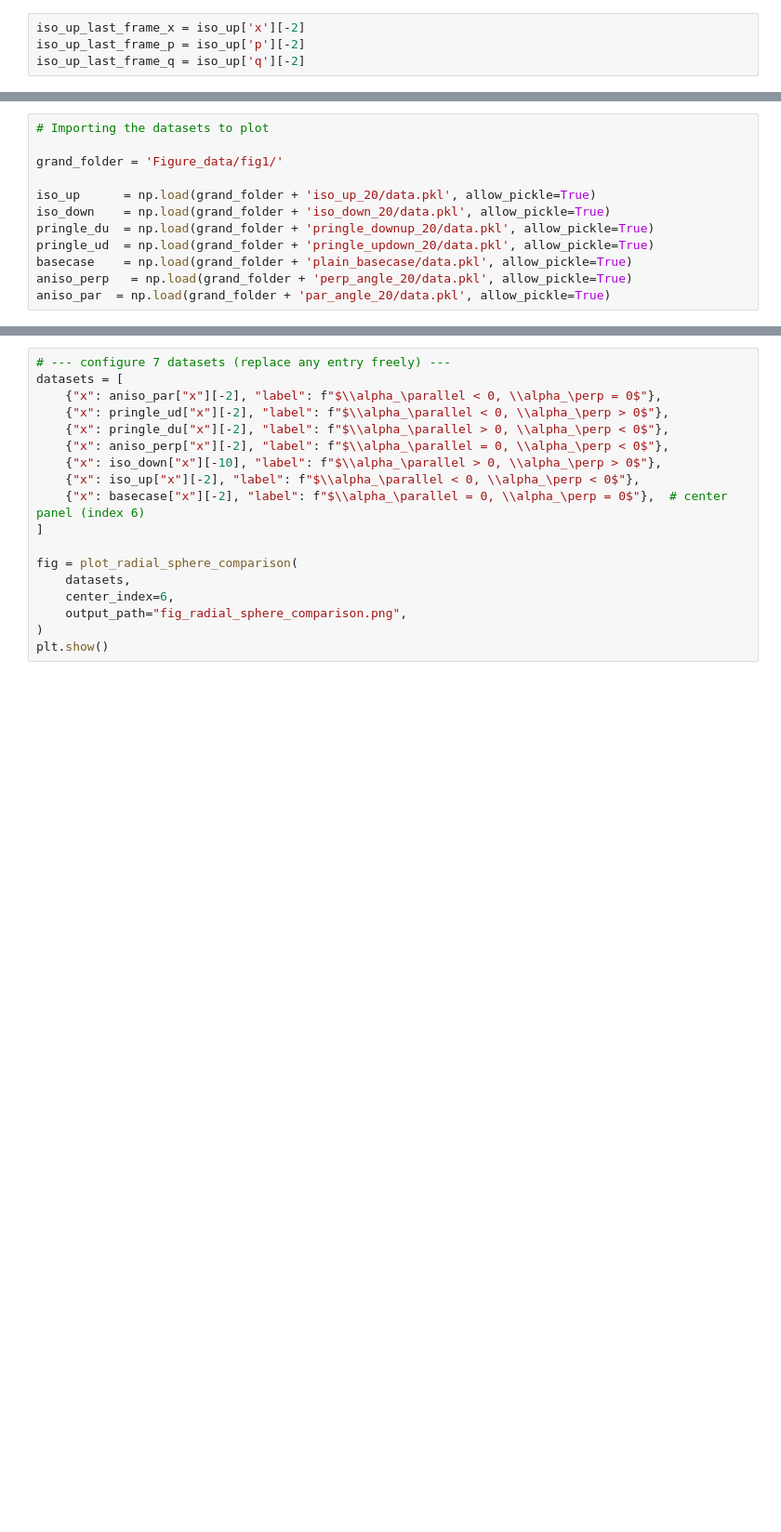
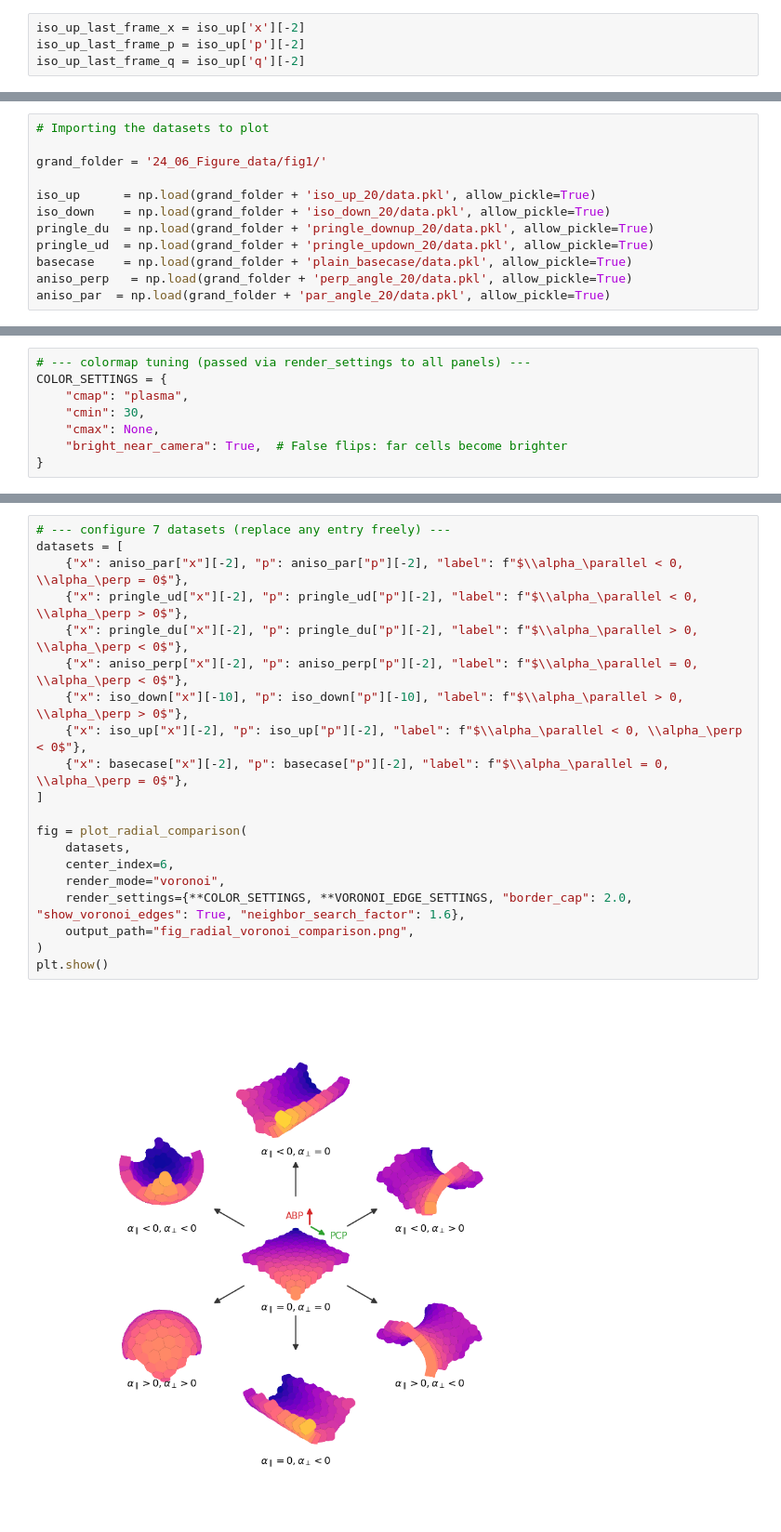
Before and after one commit to SebastianUtecht/dynamicCellModel, a Jupyter notebook: code/plotting.ipynb, the cells around one changed output, grey strips where cells are left out. Shown at 93% size. Saved outputs shown, nothing was run; the diff lists cells and outputs as text; blank space fills up the shorter version.

```diff
--- a/code/plotting.ipynb
+++ b/code/plotting.ipynb
@@ -154,7 +156,7 @@ display(Image(filename=png_path))
 # %%
 # Importing the datasets to plot
 
-grand_folder = 'Figure_data/fig1/'
+grand_folder = '24_06_Figure_data/fig1/'
 
 iso_up      = np.load(grand_folder + 'iso_up_20/data.pkl', allow_pickle=True)
 iso_down    = np.load(grand_folder + 'iso_down_20/data.pkl', allow_pickle=True)
@@ -596,0 +175,8 @@ def plot_dual_basecase_comparison(
+# %%
+# --- colormap tuning (passed via render_settings to all panels) ---
+COLOR_SETTINGS = {
+    "cmap": "plasma",
+    "cmin": 30,
+    "cmax": None,
+    "bright_near_camera": True,  # False flips: far cells become brighter
+}
@@ -597,19 +189,23 @@ def plot_dual_basecase_comparison(
 # %%
 # --- configure 7 datasets (replace any entry freely) ---
 datasets = [
-    {"x": aniso_par["x"][-2], "label": f"$\\alpha_\parallel < 0, \\alpha_\perp = 0$"},
-    {"x": pringle_ud["x"][-2], "label": f"$\\alpha_\parallel < 0, \\alpha_\perp > 0$"},
-    {"x": pringle_du["x"][-2], "label": f"$\\alpha_\parallel > 0, \\alpha_\perp < 0$"},
-    {"x": aniso_perp["x"][-2], "label": f"$\\alpha_\parallel = 0, \\alpha_\perp < 0$"},
-    {"x": iso_down["x"][-10], "label": f"$\\alpha_\parallel > 0, \\alpha_\perp > 0$"},
-    {"x": iso_up["x"][-2], "label": f"$\\alpha_\parallel < 0, \\alpha_\perp < 0$"},
-    {"x": basecase["x"][-2], "label": f"$\\alpha_\parallel = 0, \\alpha_\perp = 0$"},  # center panel (index 6)
+    {"x": aniso_par["x"][-2], "p": aniso_par["p"][-2], "label": f"$\\alpha_\parallel < 0, \\alpha_\perp = 0$"},
+    {"x": pringle_ud["x"][-2], "p": pringle_ud["p"][-2], "label": f"$\\alpha_\parallel < 0, \\alpha_\perp > 0$"},
+    {"x": pringle_du["x"][-2], "p": pringle_du["p"][-2], "label": f"$\\alpha_\parallel > 0, \\alpha_\perp < 0$"},
+    {"x": aniso_perp["x"][-2], "p": aniso_perp["p"][-2], "label": f"$\\alpha_\parallel = 0, \\alpha_\perp < 0$"},
+    {"x": iso_down["x"][-10], "p": iso_down["p"][-10], "label": f"$\\alpha_\parallel > 0, \\alpha_\perp > 0$"},
+    {"x": iso_up["x"][-2], "p": iso_up["p"][-2], "label": f"$\\alpha_\parallel < 0, \\alpha_\perp < 0$"},
+    {"x": basecase["x"][-2], "p": basecase["p"][-2], "label": f"$\\alpha_\parallel = 0, \\alpha_\perp = 0$"},
 ]
 
-fig = plot_radial_sphere_comparison(
+fig = plot_radial_comparison(
     datasets,
     center_index=6,
-    output_path="fig_radial_sphere_comparison.png",
+    render_mode="voronoi",
+    render_settings={**COLOR_SETTINGS, **VORONOI_EDGE_SETTINGS, "border_cap": 2.0, "show_voronoi_edges": True, "neighbor_search_factor": 1.6},
+    output_path="fig_radial_voronoi_comparison.png",
 )
 plt.show()
+# %% [output]
+[figure, added]
 # %%
```
Also changed, not shown: parts of 6 cells of this notebook, 11 other files.
